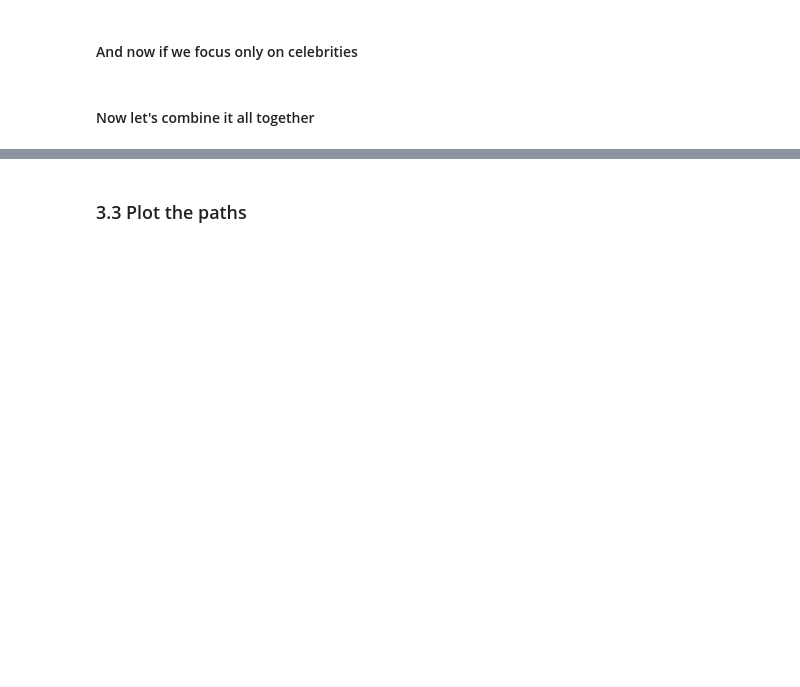
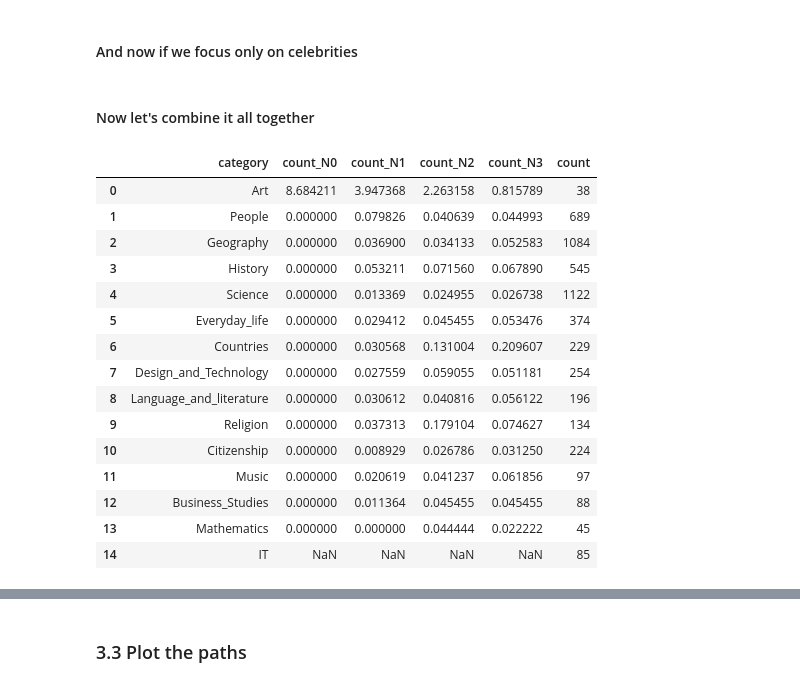
Before and after one commit to epfl-ada/ada-2023-project-ndlmada, a Jupyter notebook: final_notebook.ipynb, the cells around one changed output, grey strips where cells are left out. Cells and saved outputs as stored; diff of their text form; code cells hidden in the pictures; blank space fills up the shorter version.

Commit message:
update and new plot

```diff
--- a/final_notebook.ipynb
+++ b/final_notebook.ipynb
@@ -418,6 +416,34 @@ specific_dict = {'women':female_dict, 'men':male_dict, 'actors, models and celeb
 #### Now let's combine it all together
 # %%
 dict_for_bar_plot.update(specific_dict)
+# %%
+def normalize(dict_for_bar_plot, cat):
+
+    cat_new = dict_for_bar_plot[cat].merge(pd.DataFrame(first_category_distribution).reset_index().rename(columns={'first_category':'category'}), how = 'outer', on = 'category')
+    cat_new[['count_N0', 'count_N1', 'count_N2', 'count_N3']] = cat_new[['count_N0', 'count_N1', 'count_N2', 'count_N3']].apply(lambda x: x / cat_new['count'])
+    return cat_new
+
+for cat in dict_for_bar_plot.keys():
+    dict_for_bar_plot[cat] = normalize(dict_for_bar_plot,cat)
+# %%
+dict_for_bar_plot['Art']
+# %% [output]
+|  | category | count_N0 | count_N1 | count_N2 | count_N3 | count |
+| 0 | Art | 8.684211 | 3.947368 | 2.263158 | 0.815789 | 38 |
+| 1 | People | 0.000000 | 0.079826 | 0.040639 | 0.044993 | 689 |
+| 2 | Geography | 0.000000 | 0.036900 | 0.034133 | 0.052583 | 1084 |
+| 3 | History | 0.000000 | 0.053211 | 0.071560 | 0.067890 | 545 |
+| 4 | Science | 0.000000 | 0.013369 | 0.024955 | 0.026738 | 1122 |
+| 5 | Everyday_life | 0.000000 | 0.029412 | 0.045455 | 0.053476 | 374 |
+| 6 | Countries | 0.000000 | 0.030568 | 0.131004 | 0.209607 | 229 |
+| 7 | Design_and_Technology | 0.000000 | 0.027559 | 0.059055 | 0.051181 | 254 |
+| 8 | Language_and_literature | 0.000000 | 0.030612 | 0.040816 | 0.056122 | 196 |
+| 9 | Religion | 0.000000 | 0.037313 | 0.179104 | 0.074627 | 134 |
+| 10 | Citizenship | 0.000000 | 0.008929 | 0.026786 | 0.031250 | 224 |
+| 11 | Music | 0.000000 | 0.020619 | 0.041237 | 0.061856 | 97 |
+| 12 | Business_Studies | 0.000000 | 0.011364 | 0.045455 | 0.045455 | 88 |
+| 13 | Mathematics | 0.000000 | 0.000000 | 0.044444 | 0.022222 | 45 |
+| 14 | IT | NaN | NaN | NaN | NaN | 85 |
 # %%
 import dash
 from dash import dcc, html
```
Also changed, not shown: parts of 4 cells of this notebook, 20 other files.
